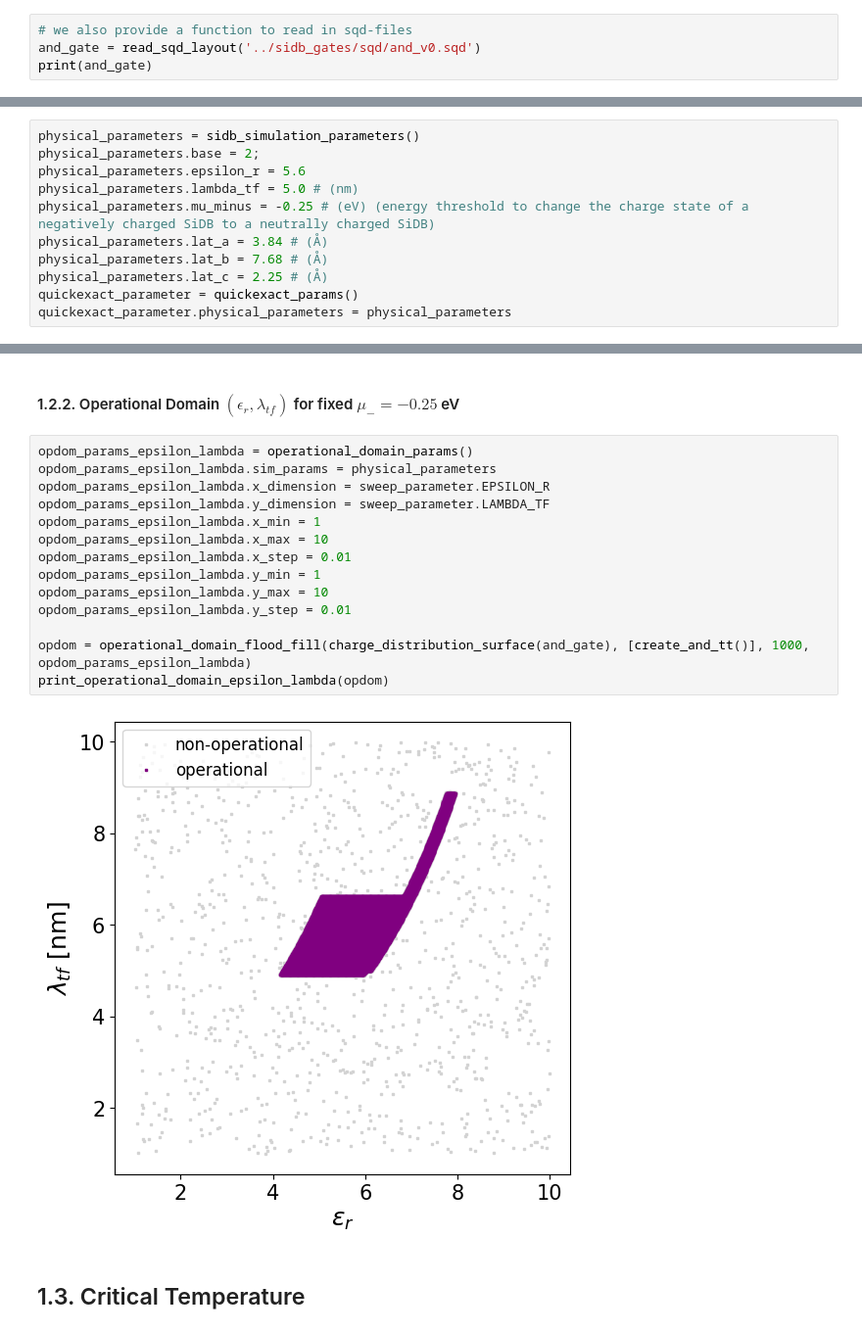
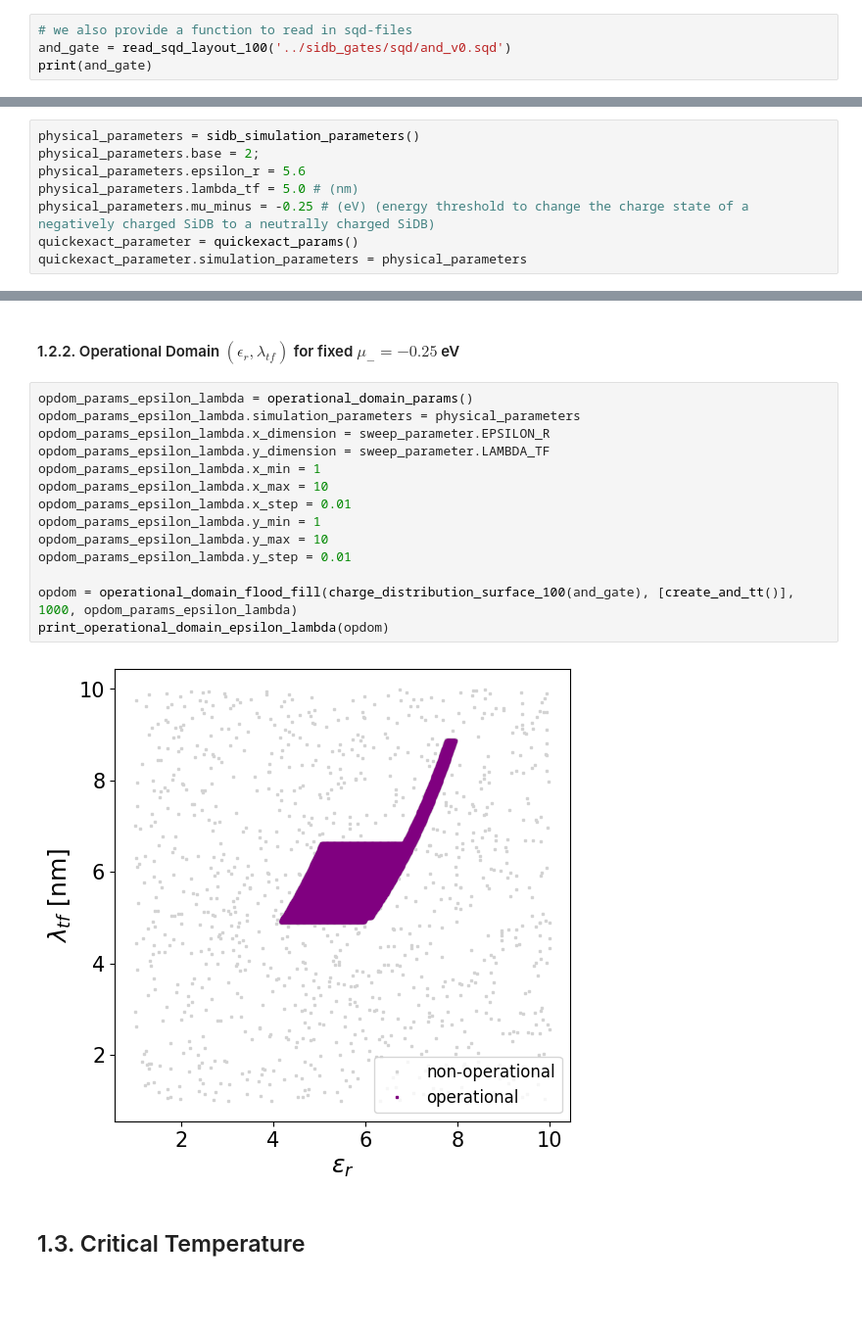
Before and after one commit to cda-tum/mnt-sidb-technology-demo, a Jupyter notebook: notebooks/sidb_gate_designs_and_analysis.ipynb, the cells around one changed output, grey strips where cells are left out. Shown at 98% size. Drawn from its saved outputs; the diff is of its cells as text; blank space fills up the shorter version.

```diff
--- a/notebooks/sidb_gate_designs_and_analysis.ipynb
+++ b/notebooks/sidb_gate_designs_and_analysis.ipynb
@@ -123,6 +123,6 @@ from IPython.display import display
 # ``1. AND Gate``
 # %%
 # we also provide a function to read in sqd-files
-and_gate = read_sqd_layout('../sidb_gates/sqd/and_v0.sqd')
+and_gate = read_sqd_layout_100('../sidb_gates/sqd/and_v0.sqd')
 print(and_gate)
 # %% [output]
@@ -154,11 +154,8 @@ physical_parameters.base = 2;
 physical_parameters.epsilon_r = 5.6
 physical_parameters.lambda_tf = 5.0 # (nm)
 physical_parameters.mu_minus = -0.25 # (eV) (energy threshold to change the charge state of a negatively charged SiDB to a neutrally charged SiDB)
-physical_parameters.lat_a = 3.84 # (Å)
-physical_parameters.lat_b = 7.68 # (Å)
-physical_parameters.lat_c = 2.25 # (Å)
 quickexact_parameter = quickexact_params()
-quickexact_parameter.physical_parameters = physical_parameters
+quickexact_parameter.simulation_parameters = physical_parameters
 # %% [markdown]
 <a id='and_simulation_00'></a>
 ## 1.1 Charge Distribution for Input 00
@@ -390,20 +387,20 @@ print_operational_domain_lambda_mu(opdom)
 #### 1.2.2. Operational Domain $(\epsilon_{r}, \lambda_{\mathit{tf}})$ for fixed $\mu_{-} = -0.25$ eV
 # %%
 opdom_params_epsilon_lambda = operational_domain_params()
-opdom_params_epsilon_lambda.sim_params = physical_parameters
+opdom_params_epsilon_lambda.simulation_parameters = physical_parameters
 opdom_params_epsilon_lambda.x_dimension = sweep_parameter.EPSILON_R
 opdom_params_epsilon_lambda.y_dimension = sweep_parameter.LAMBDA_TF
 opdom_params_epsilon_lambda.x_min = 1
 opdom_params_epsilon_lambda.x_max = 10
 opdom_params_epsilon_lambda.x_step = 0.01
 opdom_params_epsilon_lambda.y_min = 1
 opdom_params_epsilon_lambda.y_max = 10
 opdom_params_epsilon_lambda.y_step = 0.01
 
-opdom = operational_domain_flood_fill(charge_distribution_surface(and_gate), [create_and_tt()], 1000, opdom_params_epsilon_lambda)
+opdom = operational_domain_flood_fill(charge_distribution_surface_100(and_gate), [create_and_tt()], 1000, opdom_params_epsilon_lambda)
 print_operational_domain_epsilon_lambda(opdom)
 # %% [output]
-[figure, old version]
+[figure, new version]
 # %% [markdown]
 <a id='and_critical_temperature'></a>
 ## 1.3. Critical Temperature
```
Also changed, not shown: parts of 20 cells of this notebook.
